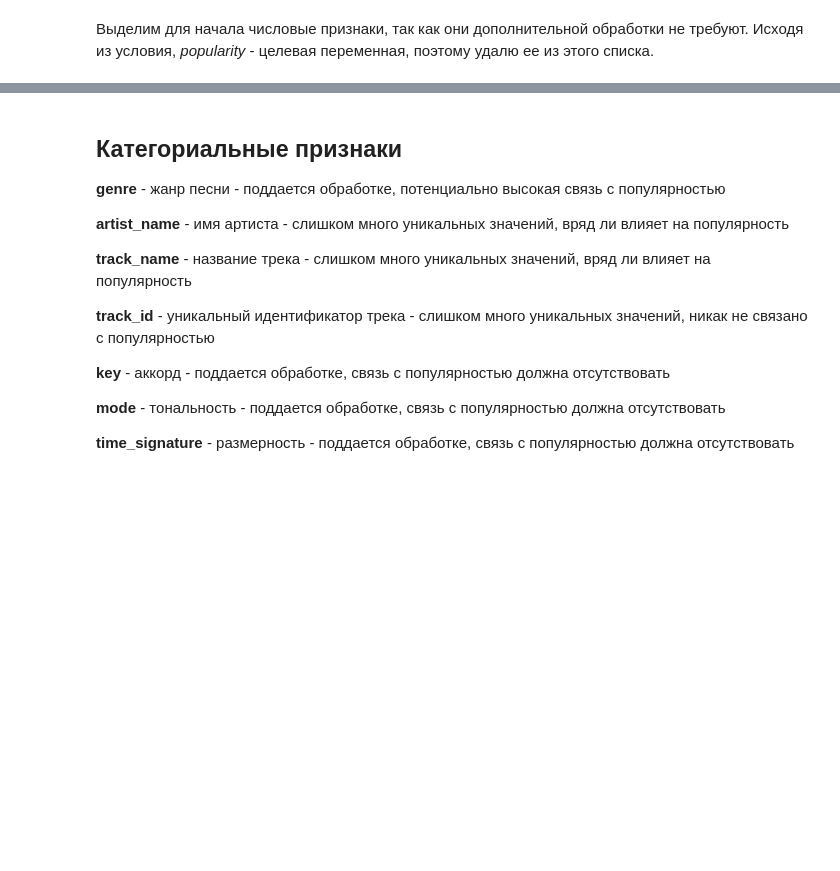
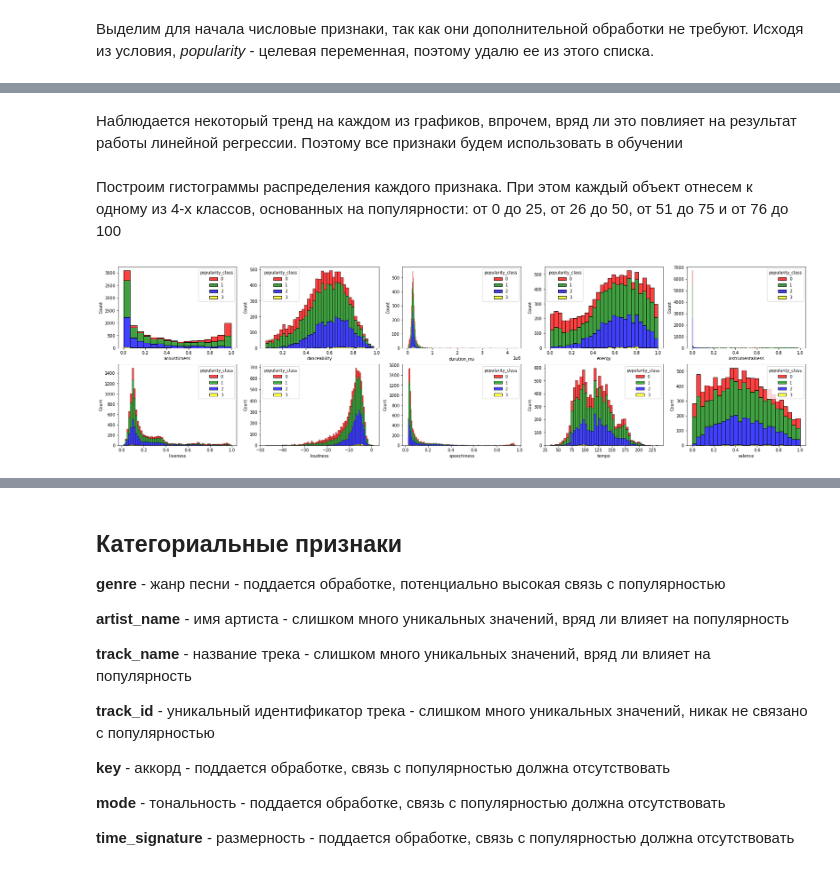
Before and after one commit to grigoriizharkov/spotify, a Jupyter notebook: spotify.ipynb, the cells around one changed output, grey strips where cells are left out. Saved outputs shown, nothing was run; the diff lists cells and outputs as text; code cells hidden in the pictures; blank space fills up the shorter version.

```diff
--- a/spotify.ipynb
+++ b/spotify.ipynb
@@ -45,0 +60,16 @@ Index(['acousticness', 'danceability', 'duration_ms', 'energy',
+# %% [markdown]
+Наблюдается некоторый тренд на каждом из графиков, впрочем, вряд ли это повлияет на результат работы линейной регрессии. Поэтому все признаки будем использовать в обучении
+# %% [markdown]
+Построим гистограммы распределения каждого признака. При этом каждый объект отнесем к одному из 4-х классов, основанных на популярности: от 0 до 25, от 26 до 50, от 51 до 75 и от 76 до 100
+# %%
+fig, ax = plt.subplots(2, 5, figsize=(30, 8))
+i, j = 0, 0
+for column in numeric:
+    sns.histplot(data=sample, x=sample[f'{column}'], hue='popularity_class', ax=ax[i][j], palette=["red", "green", "blue", "yellow"], multiple="stack")
+    j += 1
+
+    if j==5 and i==0:
+        i = 1
+        j = 0
+# %% [output]
+[figure, added]
```
Also changed, not shown: parts of 25 cells of this notebook.
